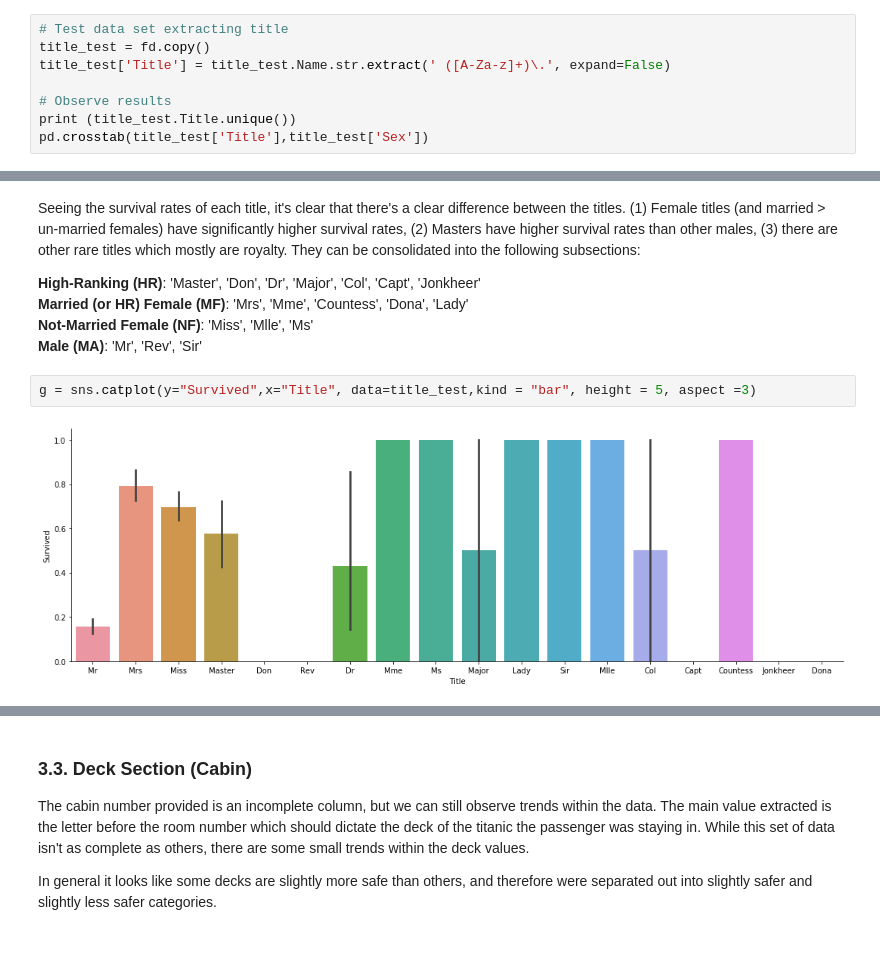
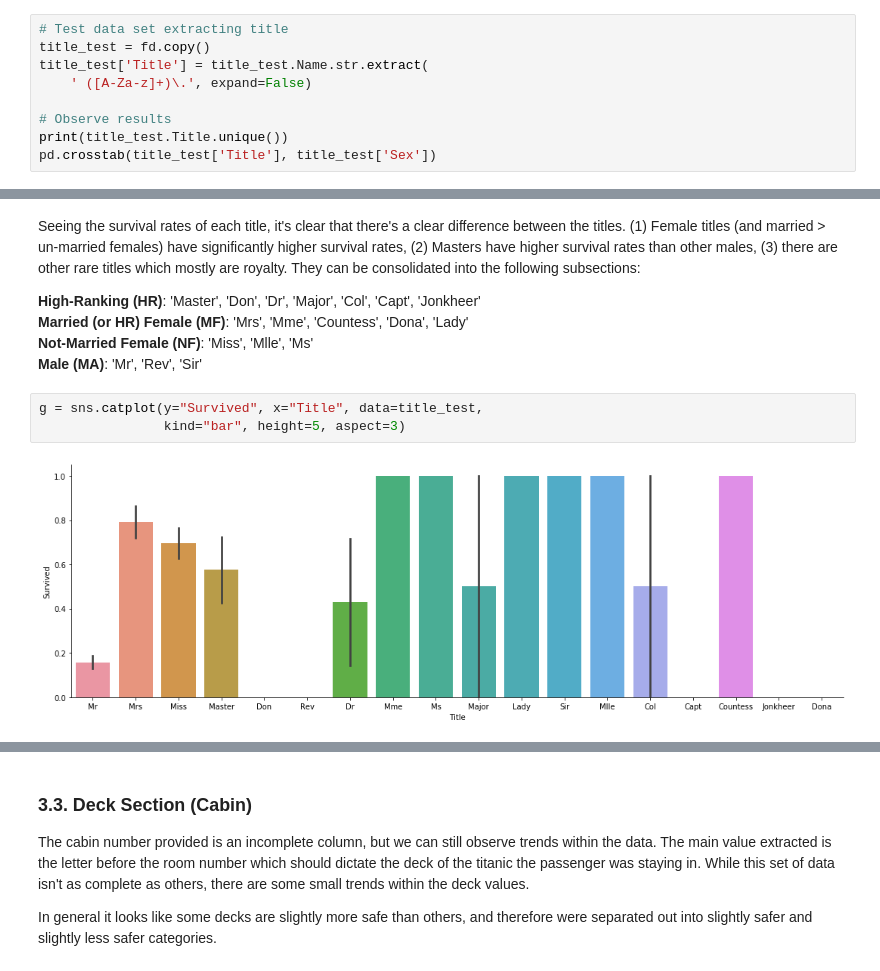
Before and after one commit to AlbeChen/Explore_FtEng_and_ML, a Jupyter notebook: Explore_Titanic.ipynb, the cells around one changed output, grey strips where cells are left out. Cells and saved outputs as stored; diff of their text form.

```diff
--- a/Explore_Titanic.ipynb
+++ b/Explore_Titanic.ipynb
@@ -277,11 +279,12 @@ Seeing how most values are prefixes not used to this day, the values are separat
 # %%
 # Test data set extracting title
 title_test = fd.copy()
-title_test['Title'] = title_test.Name.str.extract(' ([A-Za-z]+)\.', expand=False)
+title_test['Title'] = title_test.Name.str.extract(
+    ' ([A-Za-z]+)\.', expand=False)
 
 # Observe results
-print (title_test.Title.unique())
-pd.crosstab(title_test['Title'],title_test['Sex'])
+print(title_test.Title.unique())
+pd.crosstab(title_test['Title'], title_test['Sex'])
 # %% [output]
 ['Mr' 'Mrs' 'Miss' 'Master' 'Don' 'Rev' 'Dr' 'Mme' 'Ms' 'Major' 'Lady'
  'Sir' 'Mlle' 'Col' 'Capt' 'Countess' 'Jonkheer' 'Dona']
@@ -311,7 +314,8 @@ Seeing the survival rates of each title, it's clear that there's a clear differe
 **Not-Married Female (NF)**: 'Miss', 'Mlle', 'Ms' <br/>
 **Male (MA)**: 'Mr', 'Rev', 'Sir'<br/>
 # %%
-g = sns.catplot(y="Survived",x="Title", data=title_test,kind = "bar", height = 5, aspect =3)
+g = sns.catplot(y="Survived", x="Title", data=title_test,
+                kind="bar", height=5, aspect=3)
 # %% [output]
-[figure, old version]
+[figure, new version]
 # %%
```
Also changed, not shown: parts of 69 cells of this notebook, 1 other file.
